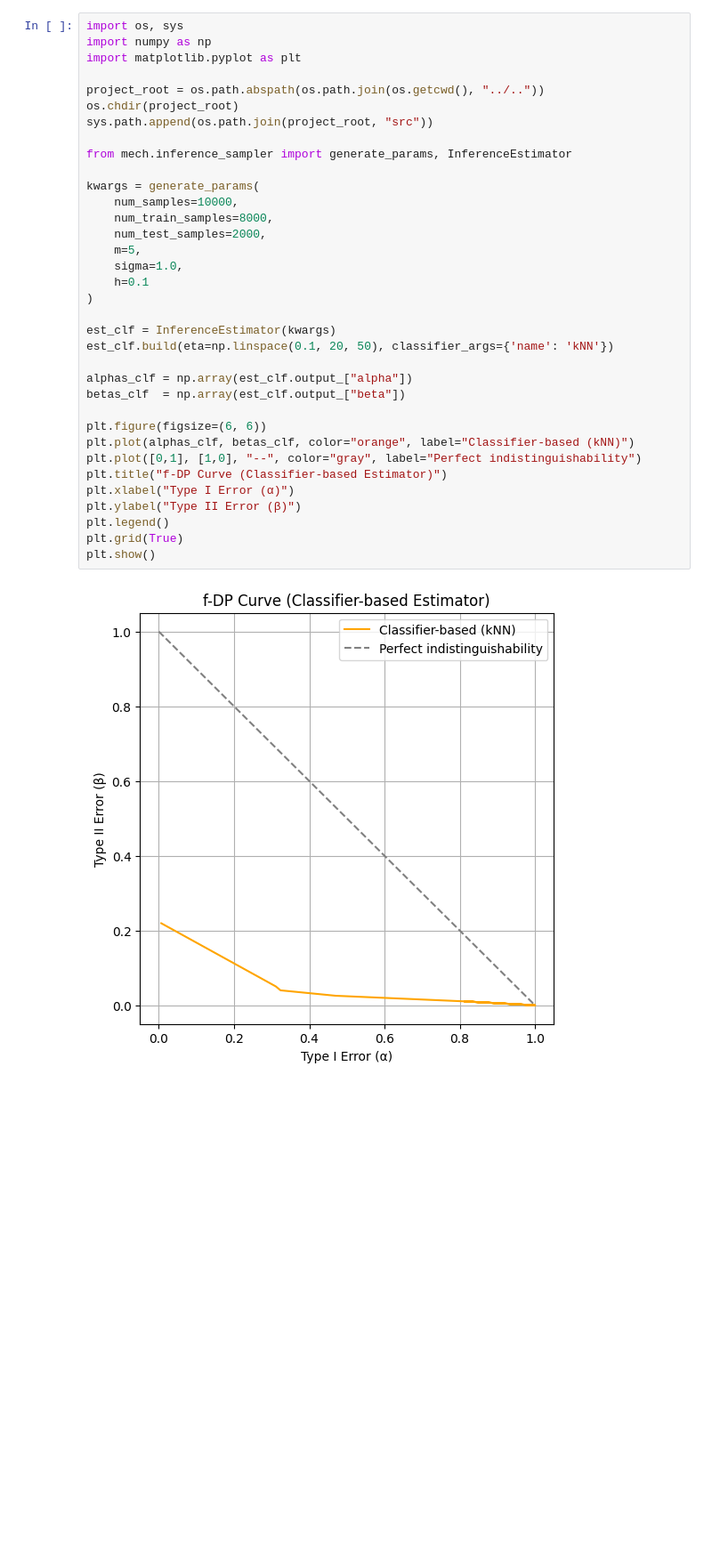
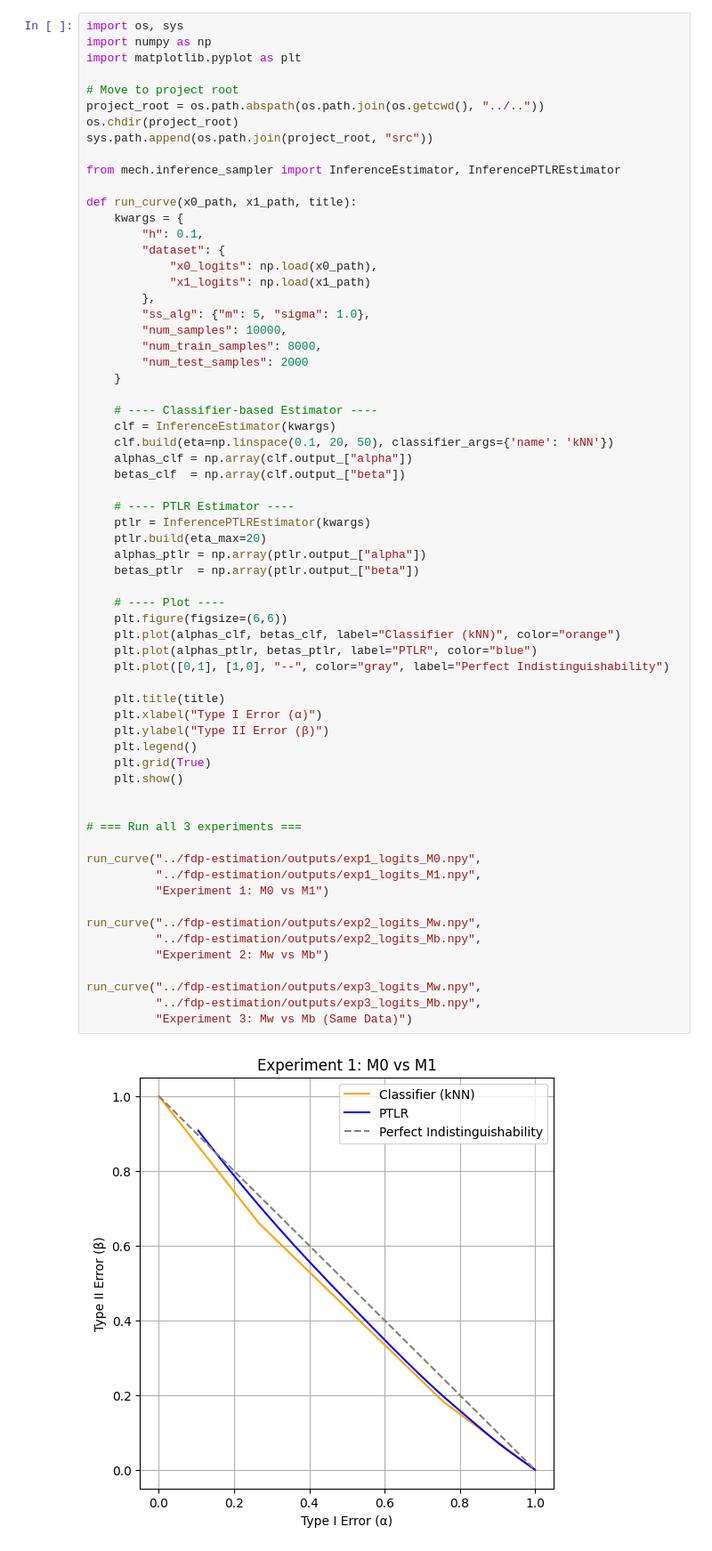
Before and after one commit to hadimalik12/fdp-estimation, a Jupyter notebook: notebook/classifier-based estimation/constructing_fdp_estimation_cnn4.ipynb, the cells around one changed output. Shown at 89% size. Cells and saved outputs as stored; diff of their text form; blank space fills up the shorter version.

Commit message:
final update for experiments

```diff
--- a/notebook/classifier-based estimation/constructing_fdp_estimation_cnn4.ipynb
+++ b/notebook/classifier-based estimation/constructing_fdp_estimation_cnn4.ipynb
@@ -1,37 +1,66 @@
 # %%
 import os, sys
 import numpy as np
 import matplotlib.pyplot as plt
 
+# Move to project root
 project_root = os.path.abspath(os.path.join(os.getcwd(), "../.."))
 os.chdir(project_root)
 sys.path.append(os.path.join(project_root, "src"))
 
-from mech.inference_sampler import generate_params, InferenceEstimator
+from mech.inference_sampler import InferenceEstimator, InferencePTLREstimator
 
-kwargs = generate_params(
-    num_samples=10000,
-    num_train_samples=8000,
-    num_test_samples=2000,
-    m=5,
-    sigma=1.0,
-    h=0.1
-)
+def run_curve(x0_path, x1_path, title):
+    kwargs = {
+        "h": 0.1,
+        "dataset": {
+            "x0_logits": np.load(x0_path),
+            "x1_logits": np.load(x1_path)
+        },
+        "ss_alg": {"m": 5, "sigma": 1.0},
+        "num_samples": 10000,
+        "num_train_samples": 8000,
+        "num_test_samples": 2000
+    }
 
-est_clf = InferenceEstimator(kwargs)
-est_clf.build(eta=np.linspace(0.1, 20, 50), classifier_args={'name': 'kNN'})
+    # ---- Classifier-based Estimator ----
+    clf = InferenceEstimator(kwargs)
+    clf.build(eta=np.linspace(0.1, 20, 50), classifier_args={'name': 'kNN'})
+    alphas_clf = np.array(clf.output_["alpha"])
+    betas_clf  = np.array(clf.output_["beta"])
 
-alphas_clf = np.array(est_clf.output_["alpha"])
-betas_clf  = np.array(est_clf.output_["beta"])
+    # ---- PTLR Estimator ----
+    ptlr = InferencePTLREstimator(kwargs)
+    ptlr.build(eta_max=20)
+    alphas_ptlr = np.array(ptlr.output_["alpha"])
+    betas_ptlr  = np.array(ptlr.output_["beta"])
 
-plt.figure(figsize=(6, 6))
-plt.plot(alphas_clf, betas_clf, color="orange", label="Classifier-based (kNN)")
-plt.plot([0,1], [1,0], "--", color="gray", label="Perfect indistinguishability")
-plt.title("f-DP Curve (Classifier-based Estimator)")
-plt.xlabel("Type I Error (α)")
-plt.ylabel("Type II Error (β)")
-plt.legend()
-plt.grid(True)
-plt.show()
+    # ---- Plot ----
+    plt.figure(figsize=(6,6))
+    plt.plot(alphas_clf, betas_clf, label="Classifier (kNN)", color="orange")
+    plt.plot(alphas_ptlr, betas_ptlr, label="PTLR", color="blue")
+    plt.plot([0,1], [1,0], "--", color="gray", label="Perfect Indistinguishability")
+
+    plt.title(title)
+    plt.xlabel("Type I Error (α)")
+    plt.ylabel("Type II Error (β)")
+    plt.legend()
+    plt.grid(True)
+    plt.show()
+
+
+# === Run all 3 experiments ===
+
+run_curve("../fdp-estimation/outputs/exp1_logits_M0.npy",
+          "../fdp-estimation/outputs/exp1_logits_M1.npy",
+          "Experiment 1: M0 vs M1")
+
+run_curve("../fdp-estimation/outputs/exp2_logits_Mw.npy",
+          "../fdp-estimation/outputs/exp2_logits_Mb.npy",
+          "Experiment 2: Mw vs Mb")
+
+run_curve("../fdp-estimation/outputs/exp3_logits_Mw.npy",
+          "../fdp-estimation/outputs/exp3_logits_Mb.npy",
+          "Experiment 3: Mw vs Mb (Same Data)")
 # %% [output]
-[figure, old version]
+[figure, new version]
```
Also changed, not shown: parts of 1 cell of this notebook, 14 other files.
